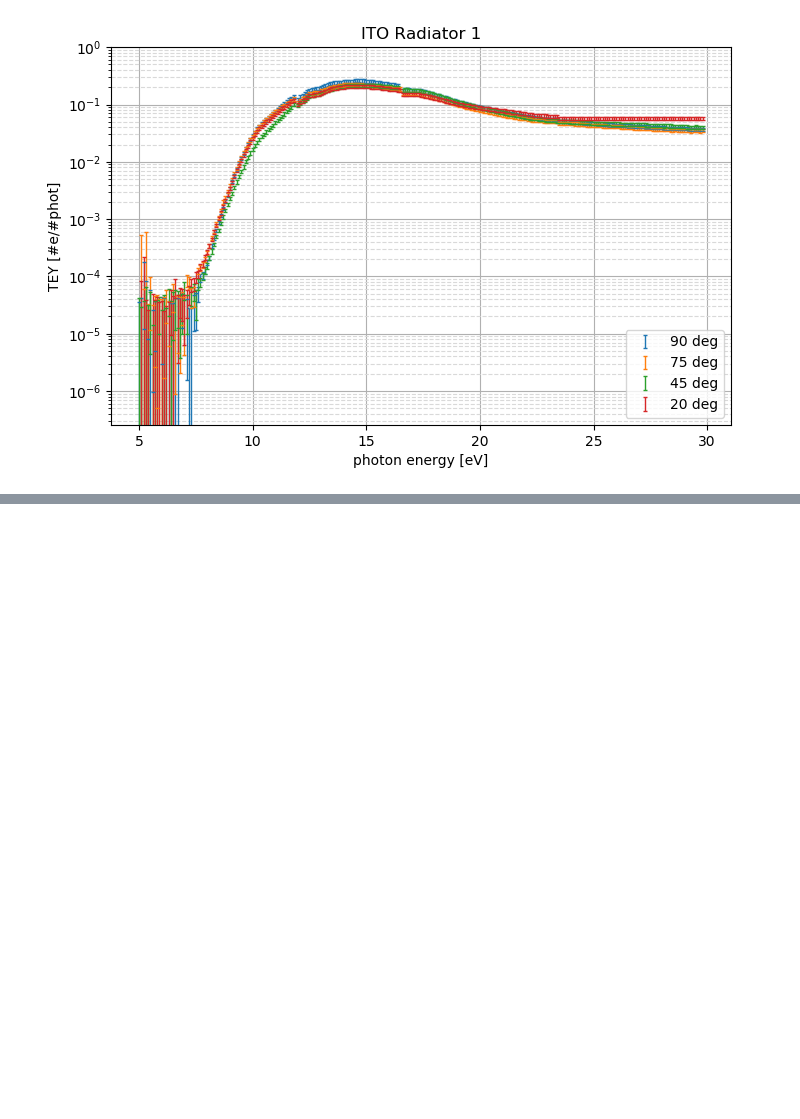
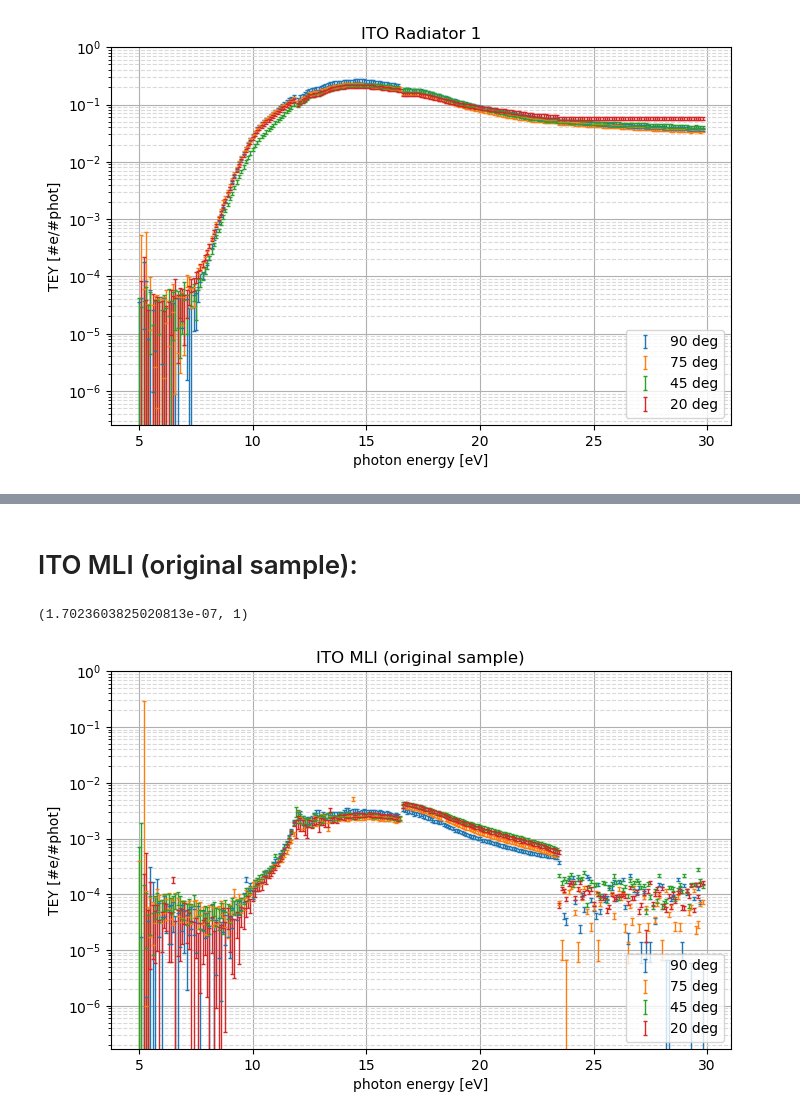
Before and after one commit to sebastiankalos/Elettra_data, a Jupyter notebook: BEAR_analysis_2.ipynb, the cells around one changed output, grey strips where cells are left out. Drawn from its saved outputs; the diff is of its cells as text; code cells hidden in the pictures; blank space fills up the shorter version.

```diff
--- a/BEAR_analysis_2.ipynb
+++ b/BEAR_analysis_2.ipynb
@@ -82,0 +159,26 @@ plt.gca().set_ylim(top=1)
+# %% [markdown]
+# ITO MLI (original sample):
+# %%
+[ITO_MLI_90_E, ITO_MLI_90_TEY, ITO_MLI_90_TEY_err] = read_file('TEY_files/ITO_MLI_90deg.txt')
+[ITO_MLI_45_E, ITO_MLI_45_TEY, ITO_MLI_45_TEY_err] = read_file('TEY_files/ITO_MLI_45deg.txt')
+[ITO_MLI_75_E, ITO_MLI_75_TEY, ITO_MLI_75_TEY_err] = read_file('TEY_files/ITO_MLI_75deg.txt')
+[ITO_MLI_20_E, ITO_MLI_20_TEY, ITO_MLI_20_TEY_err] = read_file('TEY_files/ITO_MLI_20deg.txt')
+
+figure(figsize=(8, 5), dpi=100)
+
+plt.errorbar(ITO_MLI_90_E,ITO_MLI_90_TEY, yerr=ITO_MLI_90_TEY_err, linestyle='none', elinewidth=1, capsize=1.5, label='90 deg')
+plt.errorbar(ITO_MLI_75_E,ITO_MLI_75_TEY, yerr = ITO_MLI_75_TEY_err, linestyle='none', elinewidth=1, capsize=1.5, label='75 deg')
+plt.errorbar(ITO_MLI_45_E,ITO_MLI_45_TEY, yerr=ITO_MLI_45_TEY_err, linestyle='none', elinewidth=1, capsize=1.5, label='45 deg')
+plt.errorbar(ITO_MLI_20_E,ITO_MLI_20_TEY, yerr=ITO_MLI_20_TEY_err, linestyle='none', elinewidth=1, capsize=1.5, label='20 deg')
+plt.xlabel('photon energy [eV]')
+plt.ylabel('TEY [#e/#phot]')
+plt.title('ITO MLI (original sample)')
+plt.grid(linestyle='--')
+plt.legend(loc="lower right")
+plt.grid(which = 'major', linestyle='-')
+plt.grid(which = 'minor', linestyle='--', color='0.85')
+plt.yscale('log')
+plt.gca().set_ylim(top=1)
+# %% [output]
+(1.7023603825020813e-07, 1)
+[figure, added]
```
Also changed, not shown: parts of 14 cells of this notebook, 1 other file.
